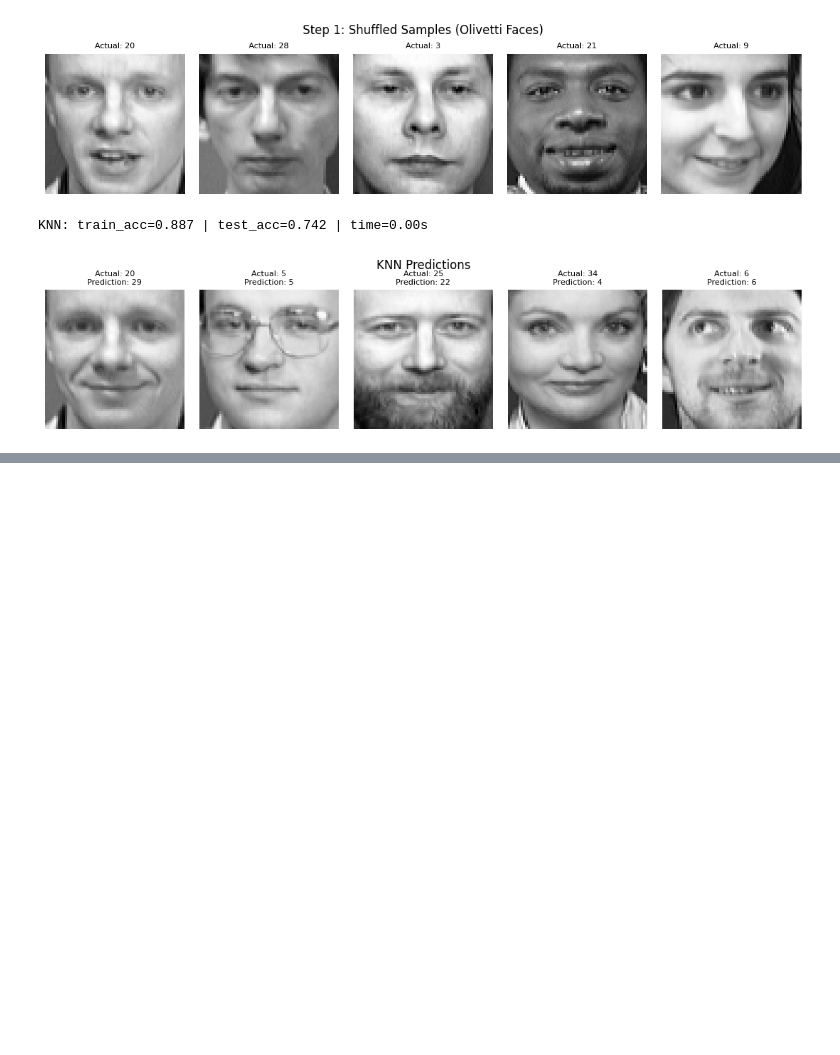
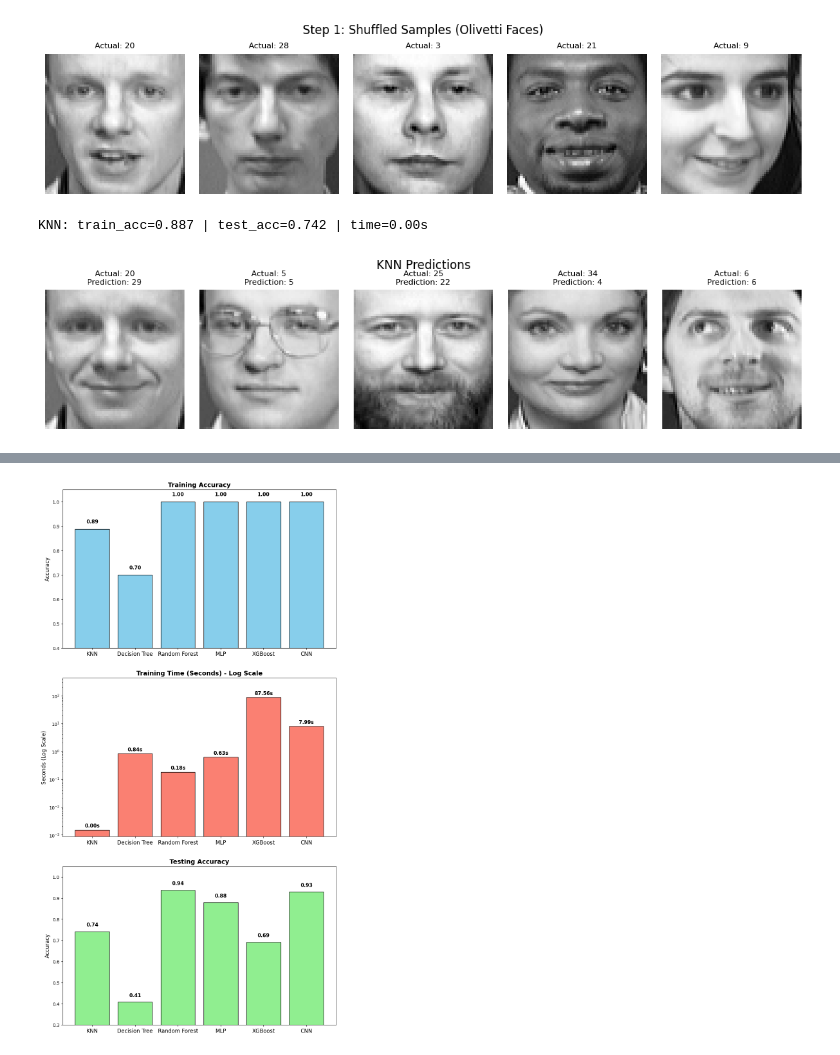
Before and after one commit to CS42org/ML-Models-Comparison---Speed-Accuracy, a Jupyter notebook: ML models comparsion_v2.ipynb, the cells around one changed output, grey strips where cells are left out. Drawn from its saved outputs; the diff is of its cells as text; code cells hidden in the pictures; blank space fills up the shorter version.

```diff
--- a/ML models comparsion_v2.ipynb
+++ b/ML models comparsion_v2.ipynb
@@ -100,6 +115,6 @@ Decision Tree: train_acc=0.700 | test_acc=0.408 | time=0.86s
 [figure]
 # %%
 # STEP 4.3 – Random Forest
-rf = RandomForestClassifier(n_estimators=200, random_state=42, n_jobs=-1)
+rf = RandomForestClassifier(n_estimators=100, random_state=42, n_jobs=-1)
 train_and_report("Random Forest", rf, Xs_train, y_train, Xs_test, y_test, "flat", scaler)
 # %% [output]
@@ -128,6 +143,8 @@ if HAS_TF:
     cnn = models.Sequential([
         layers.Input(shape=(64,64,1)),
         layers.Conv2D(16,3,padding="same",activation="relu"),
+        layers.MaxPooling2D(),
+        layers.Conv2D(64,3,padding="same",activation="relu"),
         layers.MaxPooling2D(),
         layers.Conv2D(32,3,padding="same",activation="relu"),
         layers.MaxPooling2D(),
@@ -138,12 +155,21 @@ if HAS_TF:
     cnn.compile(optimizer="adam", loss="sparse_categorical_crossentropy", metrics=["accuracy"])
 
     t0 = time.time()
-    cnn.fit(X_train_cnn, y_train, epochs=8, batch_size=64, verbose=0)
+    # Using verbose=0 to keep the output clean, set to 1 to see epochs
+    history = cnn.fit(X_train_cnn, y_train, epochs=60, batch_size=64, verbose=0)
     train_time = time.time()-t0
 
     tr_acc = cnn.evaluate(X_train_cnn, y_train, verbose=0)[1]
     te_acc = cnn.evaluate(X_test_cnn, y_test, verbose=0)[1]
     print(f"CNN: train_acc={tr_acc:.3f} | test_acc={te_acc:.3f} | time={train_time:.2f}s")
+
+    # --- NEW: Save metrics to the log ---
+    performance_log["CNN"] = {
+        "Train Accuracy": tr_acc,
+        "Test Accuracy": te_acc,
+        "Time (s)": train_time
+    }
+    # ------------------------------------
 
     y_pred_cnn = np.argmax(cnn.predict(X_test_cnn, verbose=0), axis=1)
     show_images(X_test_img[:5], y_test[:5], y_pred_cnn[:5], title="CNN Predictions")
@@ -177,0 +224,79 @@ interact(
+# %%
+# Extract data
+models = list(performance_log.keys())
+train_accs = [performance_log[m]["Train Accuracy"] for m in models]
+test_accs = [performance_log[m]["Test Accuracy"] for m in models]
+times = [performance_log[m]["Time (s)"] for m in models]
+
+# --- DYNAMIC SIZING ---
+# Calculate width based on number of models (at least 10 inches, plus 1.5 inches per model)
+n_models = len(models)
+fig_width = max(10, n_models * 1.5)
+fig_height = 18  # Fixed height for 3 vertical plots is usually sufficient
+
+fig, axes = plt.subplots(3, 1, figsize=(fig_width, fig_height))
+
+# --- COMMON STYLE SETTINGS ---
+label_fontsize = 12
+title_fontsize = 14
+bar_text_fontsize = 11
+
+# ==========================================
+# Plot 1: Training Accuracy
+# ==========================================
+bars_train = axes[0].bar(models, train_accs, color='skyblue', edgecolor='black')
+axes[0].set_title('Training Accuracy', fontsize=title_fontsize, fontweight='bold')
+axes[0].set_ylabel('Accuracy', fontsize=label_fontsize)
+axes[0].set_ylim(0.4, 1.05)  # Give enough headroom for text
+axes[0].tick_params(axis='x', rotation=0, labelsize=label_fontsize) # Rotation 0 is better if width is dynamic
+
+for bar in bars_train:
+    height = bar.get_height()
+    axes[0].text(
+        bar.get_x() + bar.get_width() / 2,
+        height + 0.02,
+        f'{height:.2f}',
+        ha='center', va='bottom', fontsize=bar_text_fontsize, fontweight='bold'
+    )
+
+# ==========================================
+# Plot 2: Training Time (Log Scale)
+# ==========================================
+bars_time = axes[1].bar(models, times, color='salmon', edgecolor='black')
+axes[1].set_title('Training Time (Seconds) - Log Scale', fontsize=title_fontsize, fontweight='bold')
+axes[1].set_ylabel('Seconds (Log Scale)', fontsize=label_fontsize)
+axes[1].set_yscale('log')
+axes[1].set_ylim(top=max(times) * 5) # Expand top limit for log labels
+axes[1].tick_params(axis='x', rotation=0, labelsize=label_fontsize)
+
+for bar in bars_time:
+    height = bar.get_height()
+    axes[1].text(
+        bar.get_x() + bar.get_width() / 2,
+        height * 1.15,  # Slightly higher multiplier for log scale spacing
+        f'{height:.2f}s',
+        ha='center', va='bottom', fontsize=bar_text_fontsize, fontweight='bold'
+    )
+
+# ==========================================
+# Plot 3: Testing Accuracy
+# ==========================================
+bars_test = axes[2].bar(models, test_accs, color='lightgreen', edgecolor='black')
+axes[2].set_title('Testing Accuracy', fontsize=title_fontsize, fontweight='bold')
+axes[2].set_ylabel('Accuracy', fontsize=label_fontsize)
+axes[2].set_ylim(0.3, 1.05)
+axes[2].tick_params(axis='x', rotation=0, labelsize=label_fontsize)
+
+for bar in bars_test:
+    height = bar.get_height()
+    axes[2].text(
+        bar.get_x() + bar.get_width() / 2,
+        height + 0.02,
+        f'{height:.2f}',
+        ha='center', va='bottom', fontsize=bar_text_fontsize, fontweight='bold'
+    )
+
+plt.tight_layout(pad=3.0) # Add padding between subplots
+plt.show()
+# %% [output]
+[figure, added]
```
Also changed, not shown: parts of 10 cells of this notebook.
